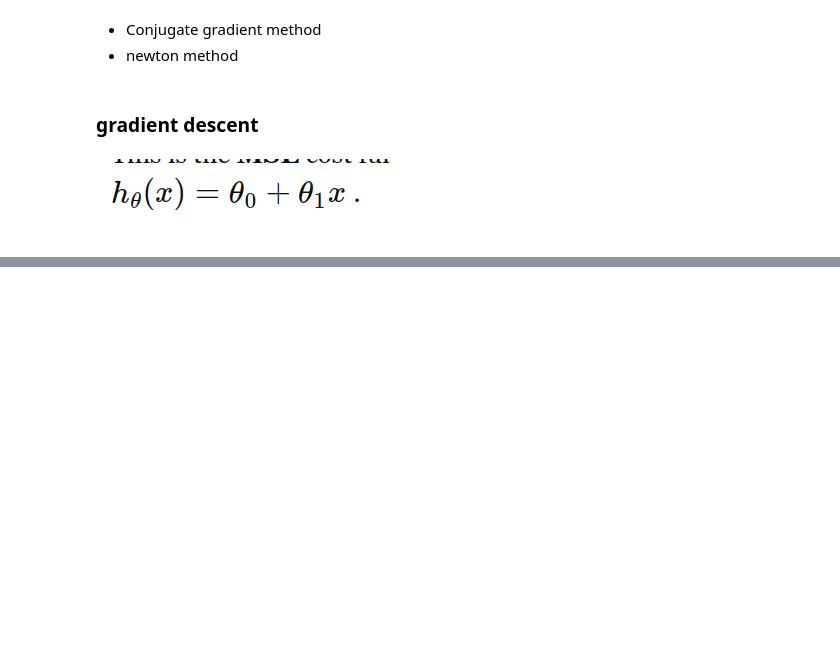
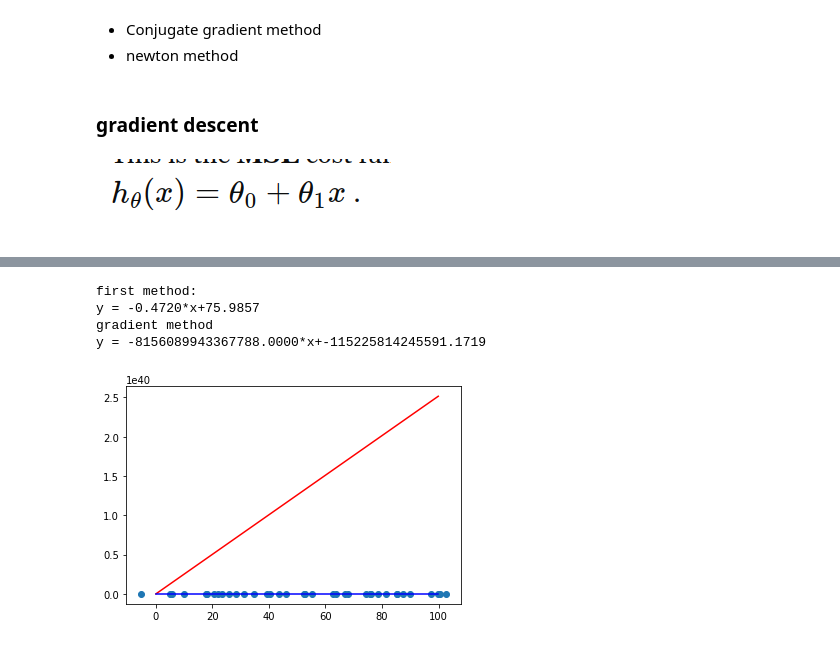
Before and after one commit to yannmb2/machine_learning_101, a Jupyter notebook: notebook_ml.ipynb, the cells around one changed output, grey strips where cells are left out. Saved outputs shown, nothing was run; the diff lists cells and outputs as text; code cells hidden in the pictures; blank space fills up the shorter version.

```diff
--- a/notebook_ml.ipynb
+++ b/notebook_ml.ipynb
@@ -187,0 +194,23 @@ y = -0.3314*x+66.0331
+# %%
+def gradient_descent_backtracking(point,n,x,y,beta):
+    """
+    point : random point
+    n : number of iterations
+    """
+    i=0
+    alpha = 1
+    a = [point[0]]
+    b = [point[1]]
+    while i!=n:
+        print("alpha=",alpha)
+        i+=1
+        a.append(a[-1]-alpha*mse_da(y,x,a[-1],b[-1]))
+        b.append(b[-1]-alpha*mse_db(y,x,a[-2],b[-1]))
+        alpha = beta*alpha
+    print("a=",a)
+    print("b=",b)
+    return a[-1],b[-1]
+
+# start at a random point
+point_start = df.sample(1).values.tolist()[0]
+a_back , b_back = gradient_descent_backtracking(point_start,10,x,y,0.9)
@@ -187,0 +230,18 @@ y = -0.3314*x+66.0331
+# %%
+plt.scatter(x,y)
+x_test = np.arange(0,100,0.1)
+grad = lambda x: a_back*x+b_back
+plt.plot(x_test, grad(x_test),color="red")
+test = lambda x: a*x+b
+plt.plot(x_test, test(x_test),color="blue")
+print("first method:")
+print(f"y = {a:.4f}*x+{b:.4f}")
+print("gradient method")
+print(f"y = {a_g:.4f}*x+{b_g:.4f}")
+plt.show()
+# %% [output]
+first method:
+y = -0.4720*x+75.9857
+gradient method
+y = -8156089943367788.0000*x+-115225814245591.1719
+[figure, added]
```
Also changed, not shown: parts of 6 cells of this notebook.
